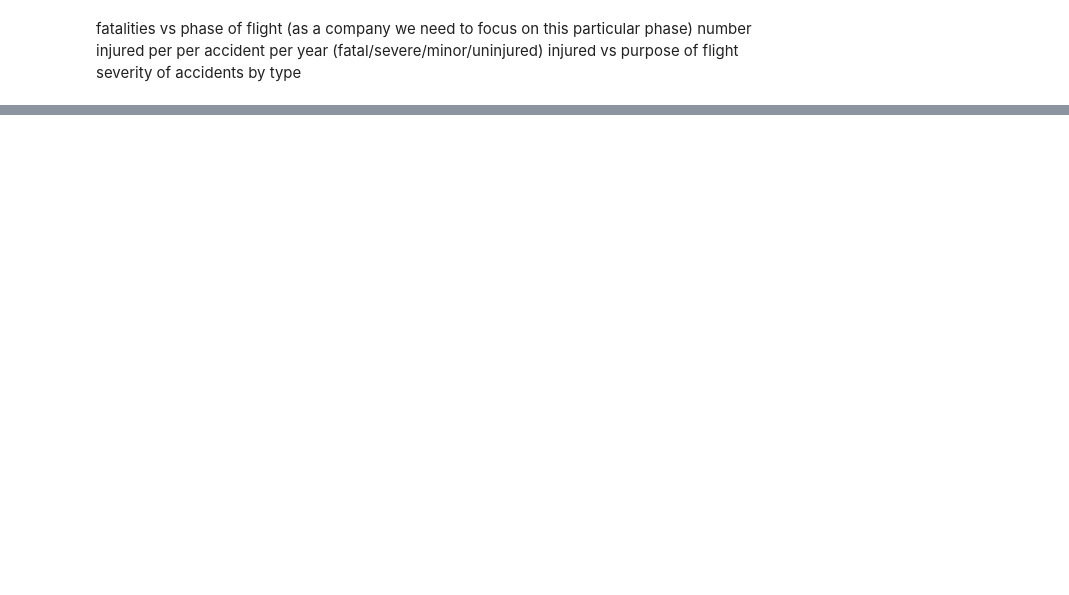
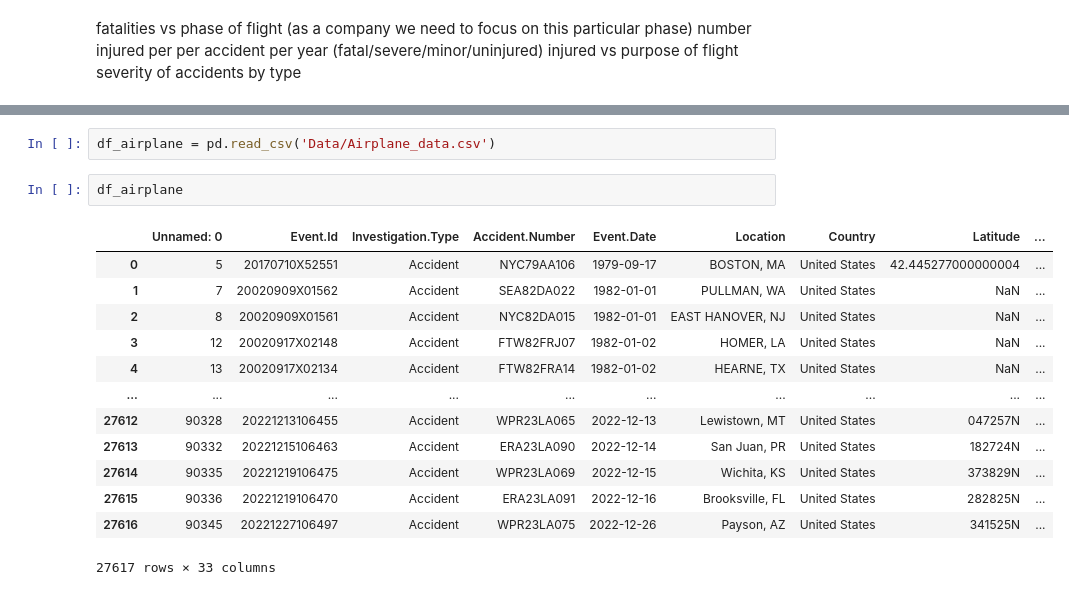
Before and after one commit to K-Pegg/Charting-New-Heights, a Jupyter notebook: Airline_Data_Project_juvenson.ipynb, the cells around one changed output, grey strips where cells are left out. Saved outputs shown, nothing was run; the diff lists cells and outputs as text; blank space fills up the shorter version.

```diff
--- a/Airline_Data_Project_juvenson.ipynb
+++ b/Airline_Data_Project_juvenson.ipynb
@@ -539,0 +472,18 @@ plt.show()
+# %%
+df_airplane = pd.read_csv('Data/Airplane_data.csv')
+# %%
+df_airplane
+# %% [output]
+|  | Unnamed: 0 | Event.Id | Investigation.Type | Accident.Number | Event.Date | Location | Country | Latitude | ... |
+| 0 | 5 | 20170710X52551 | Accident | NYC79AA106 | 1979-09-17 | BOSTON, MA | United States | 42.445277000000004 | ... |
+| 1 | 7 | 20020909X01562 | Accident | SEA82DA022 | 1982-01-01 | PULLMAN, WA | United States | NaN | ... |
+| 2 | 8 | 20020909X01561 | Accident | NYC82DA015 | 1982-01-01 | EAST HANOVER, NJ | United States | NaN | ... |
+| 3 | 12 | 20020917X02148 | Accident | FTW82FRJ07 | 1982-01-02 | HOMER, LA | United States | NaN | ... |
+| 4 | 13 | 20020917X02134 | Accident | FTW82FRA14 | 1982-01-02 | HEARNE, TX | United States | NaN | ... |
+| ... | ... | ... | ... | ... | ... | ... | ... | ... | ... |
+| 27612 | 90328 | 20221213106455 | Accident | WPR23LA065 | 2022-12-13 | Lewistown, MT | United States | 047257N | ... |
+| 27613 | 90332 | 20221215106463 | Accident | ERA23LA090 | 2022-12-14 | San Juan, PR | United States | 182724N | ... |
+| 27614 | 90335 | 20221219106475 | Accident | WPR23LA069 | 2022-12-15 | Wichita, KS | United States | 373829N | ... |
+| 27615 | 90336 | 20221219106470 | Accident | ERA23LA091 | 2022-12-16 | Brooksville, FL | United States | 282825N | ... |
+| 27616 | 90345 | 20221227106497 | Accident | WPR23LA075 | 2022-12-26 | Payson, AZ | United States | 341525N | ... |
+27617 rows × 33 columns
```
Also changed, not shown: parts of 31 cells of this notebook, 1 other file.
